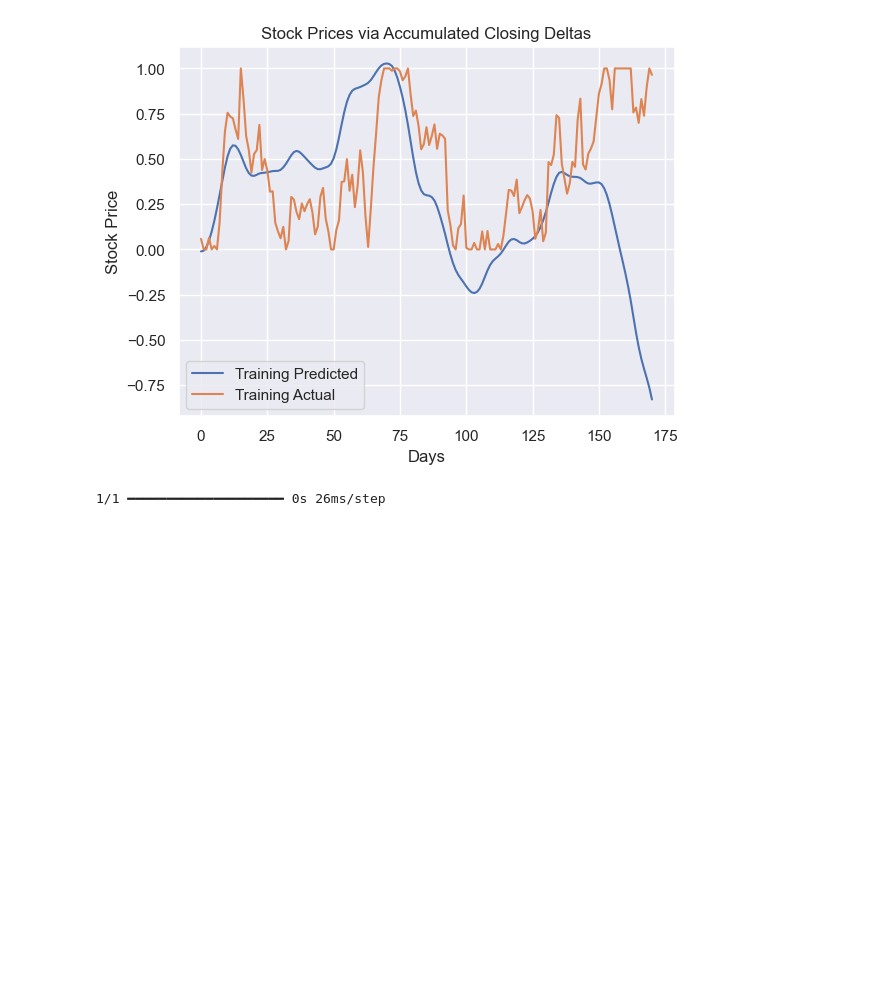
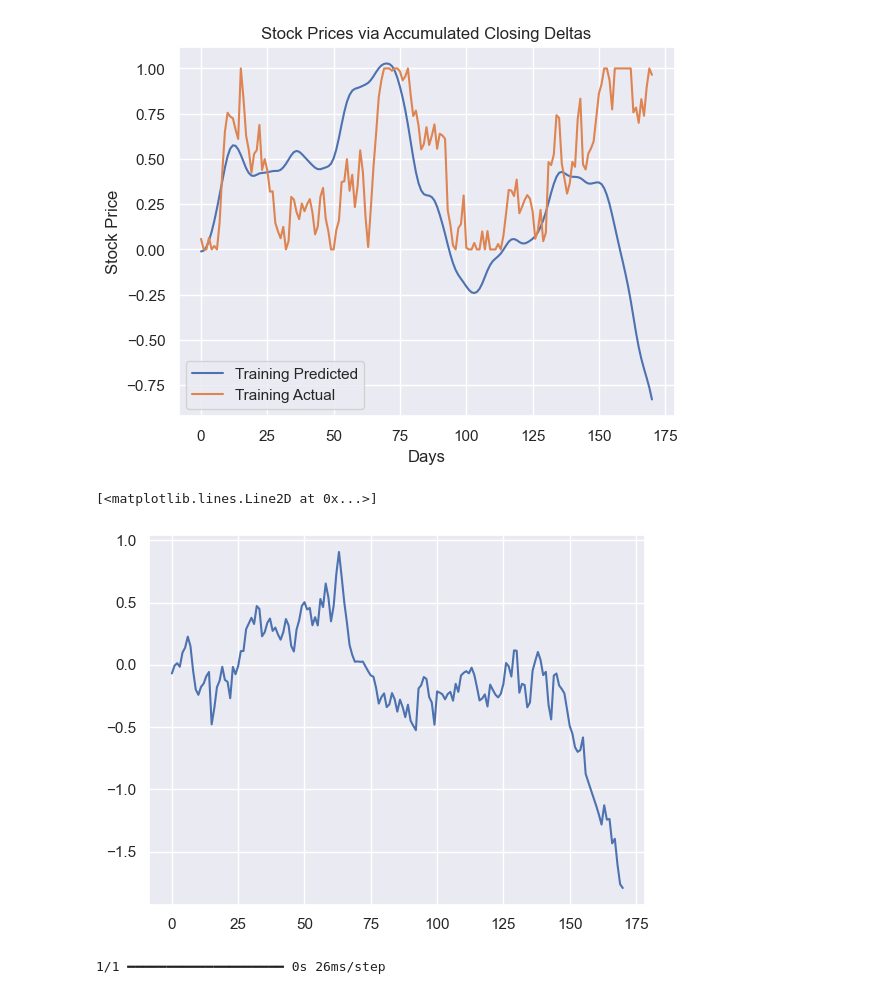
Before and after one commit to cwphung/stocks_with_feelings, a Jupyter notebook: numerical/GRU_model/GRU_forecast.ipynb, the cells around one changed output. Drawn from its saved outputs; the diff is of its cells as text; code cells hidden in the pictures; blank space fills up the shorter version.

```diff
--- a/numerical/GRU_model/GRU_forecast.ipynb
+++ b/numerical/GRU_model/GRU_forecast.ipynb
@@ -232,6 +229,12 @@ plt.legend()
 # %% [output]
 <matplotlib.legend.Legend at 0x...>
 [figure]
+# %%
+diff2 = stock_price_train_pred - stock_price_train_actual
+plt.plot(diff2)
+# %% [output]
+[<matplotlib.lines.Line2D at 0x...>]
+[figure, added]
 # %%
 test_predictions = mymodel.predict(datax_test)
 test_actual = datay_test
```
Also changed, not shown: parts of 2 cells of this notebook, 3 other files.
